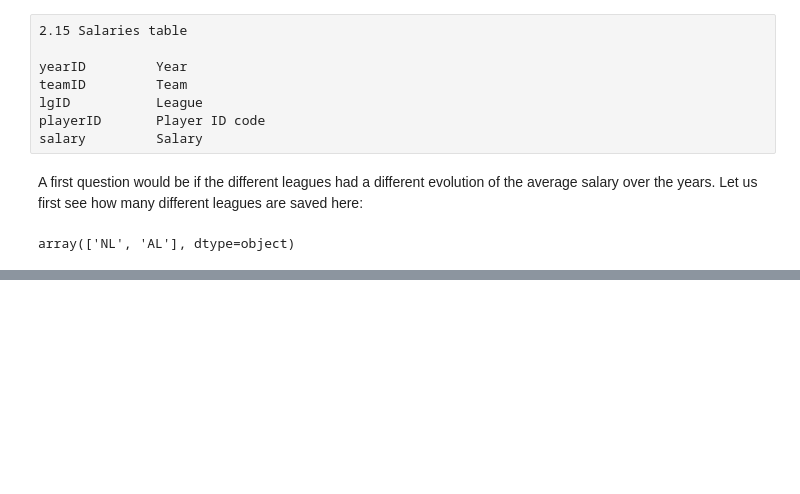
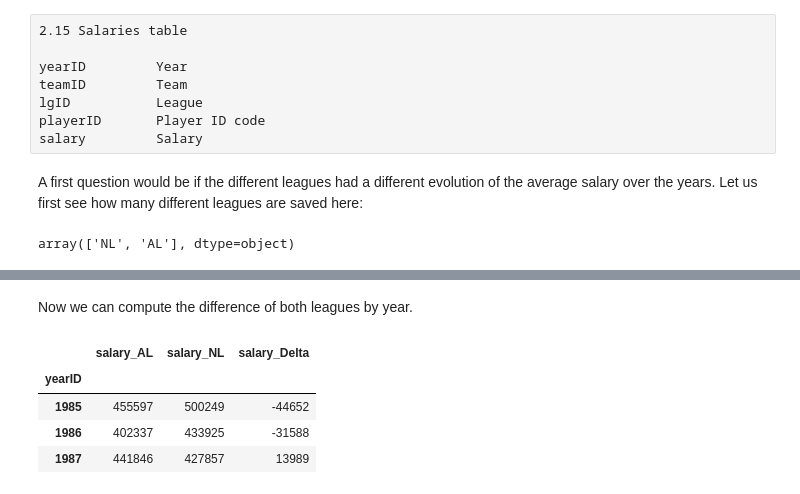
Before and after one commit to spinaotey/project-baseball, a Jupyter notebook: baseball_data_analysis.ipynb, the cells around one changed output, grey strips where cells are left out. Drawn from its saved outputs; the diff is of its cells as text; code cells hidden in the pictures; blank space fills up the shorter version.

```diff
--- a/baseball_data_analysis.ipynb
+++ b/baseball_data_analysis.ipynb
@@ -93,0 +73,3 @@ salaries_by_league
+# %%
+AL_salaries = salaries_by_league.loc['AL'].rename(columns = {'salary': 'salary_AL'})
+AL_salaries.head(3)
@@ -93,0 +100,2 @@ salaries_by_league
+# %% [markdown]
+Now we can compute the difference of both leagues by year.
@@ -93,0 +104,8 @@ salaries_by_league
+# %%
+salaries_by_league.head(3)
+# %% [output]
+|  | salary_AL | salary_NL | salary_Delta |
+| yearID |  |  |  |
+| 1985 | 455597 | 500249 | -44652 |
+| 1986 | 402337 | 433925 | -31588 |
+| 1987 | 441846 | 427857 | 13989 |
```
Also changed, not shown: parts of 8 cells of this notebook.
